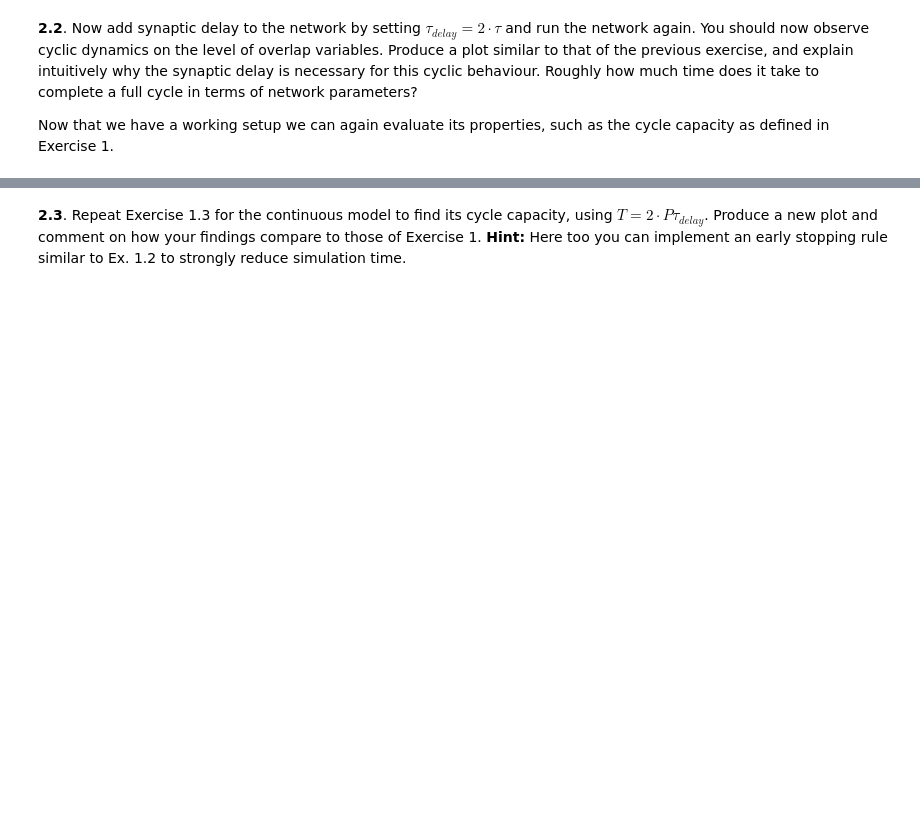
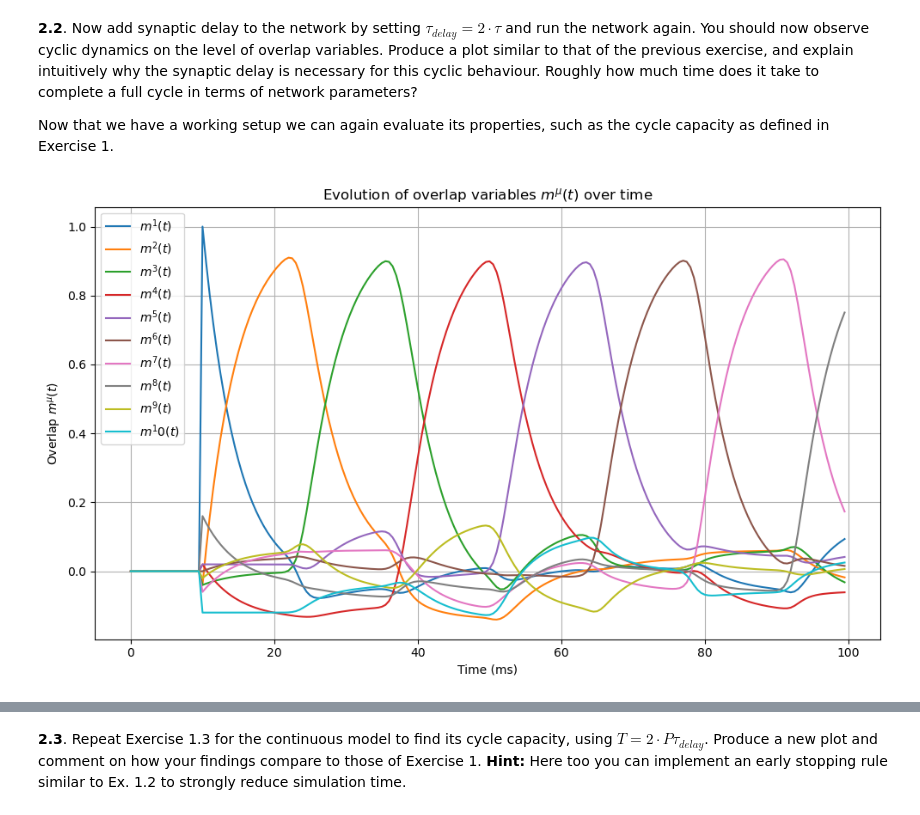
Before and after one commit to frossardr/H-et-R-project, a Jupyter notebook: Cyclic_hopfield_networks.ipynb, the cells around one changed output, grey strips where cells are left out. Cells and saved outputs as stored; diff of their text form; code cells hidden in the pictures; blank space fills up the shorter version.

```diff
--- a/Cyclic_hopfield_networks.ipynb
+++ b/Cyclic_hopfield_networks.ipynb
@@ -588,3 +675,36 @@ update step.
 **2.2**. Now add synaptic delay to the network by setting $\tau_{delay} = 2 · \tau$ and run the network again. You should now observe cyclic dynamics on the level of overlap variables. Produce a plot similar to that of the previous exercise, and explain intuitively why the synaptic delay is necessary for this cyclic behaviour. Roughly how much time does it take to complete a full cycle in terms of network parameters?
 
 Now that we have a working setup we can again evaluate its properties, such as the cycle capacity as defined in Exercise 1.
+# %%
+# Parameters
+N = 100
+P = 10
+T = 100      # total time in ms
+dt = 0.5     # ms
+tau = 5      # ms
+t_delay = 2*tau  # ms
+beta = 4
+
+# Generate patterns and weights
+patterns = network_patterns(P, N)
+W = build_weight_matrix(patterns)
+
+# Initial state = first pattern
+x0 = patterns[0]
+
+# Run simulation
+x, overlaps, time = simulate_continuous_dynamics(W, patterns, x0, beta, tau, t_delay, dt, T)
+
+# Plot overlaps over time
+plt.figure(figsize=(10, 6))
+for mu in range(P):
+    plt.plot(time, overlaps[:, mu], label=f"$m^{mu+1}(t)$")
+plt.xlabel("Time (ms)")
+plt.ylabel("Overlap $m^\\mu(t)$")
+plt.title("Evolution of overlap variables $m^\\mu(t)$ over time")
+plt.grid(True)
+plt.legend()
+plt.tight_layout()
+plt.show()
+# %% [output]
+[figure, added]
```
Also changed, not shown: parts of 6 cells of this notebook.
